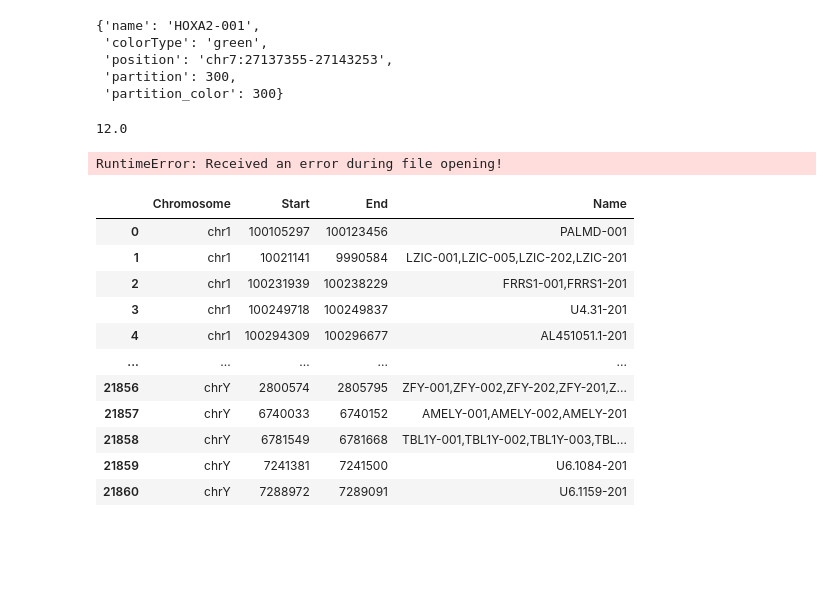
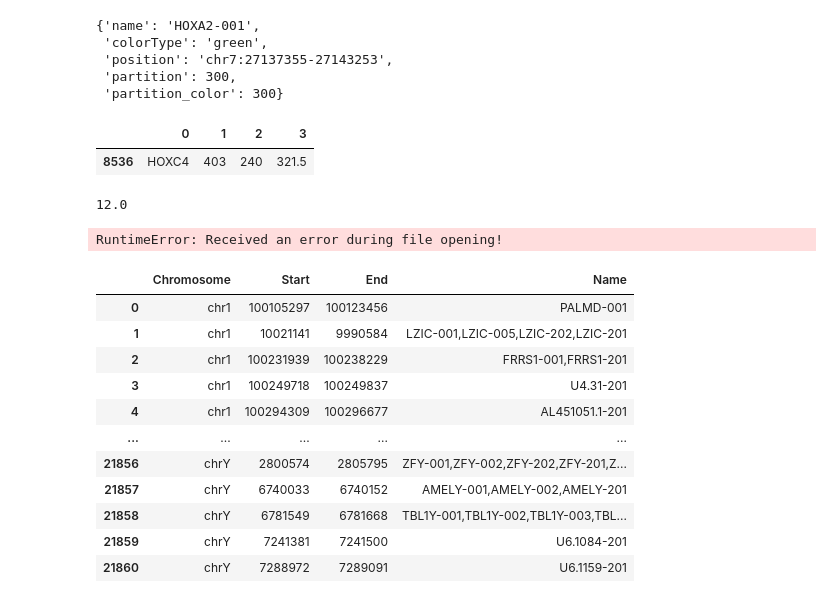
Before and after one commit to joachimwolff/Epigenetic-Graph-Analyzer, a Jupyter notebook: createInteractionsCoolerFormat_hg19_Mifsud.ipynb, the cells around one changed output. Drawn from its saved outputs; the diff is of its cells as text; code cells hidden in the pictures; blank space fills up the shorter version.

```diff
--- a/createInteractionsCoolerFormat_hg19_Mifsud.ipynb
+++ b/createInteractionsCoolerFormat_hg19_Mifsud.ipynb
@@ -817,3 +549,8 @@ gm12878_rna_dictionary = gm12878_rna_counts.set_index(0)[1:].to_dict(orient='ind
+# %%
+gm12878_rna_counts[gm12878_rna_counts[0] == 'HOXC4']
+# %% [output]
+|  | 0 | 1 | 2 | 3 |
+| 8536 | HOXC4 | 403 | 240 | 321.5 |
 # %%
 dictionary['A1CF'][3]
 # %% [output]
```
Also changed, not shown: parts of 39 cells of this notebook.
